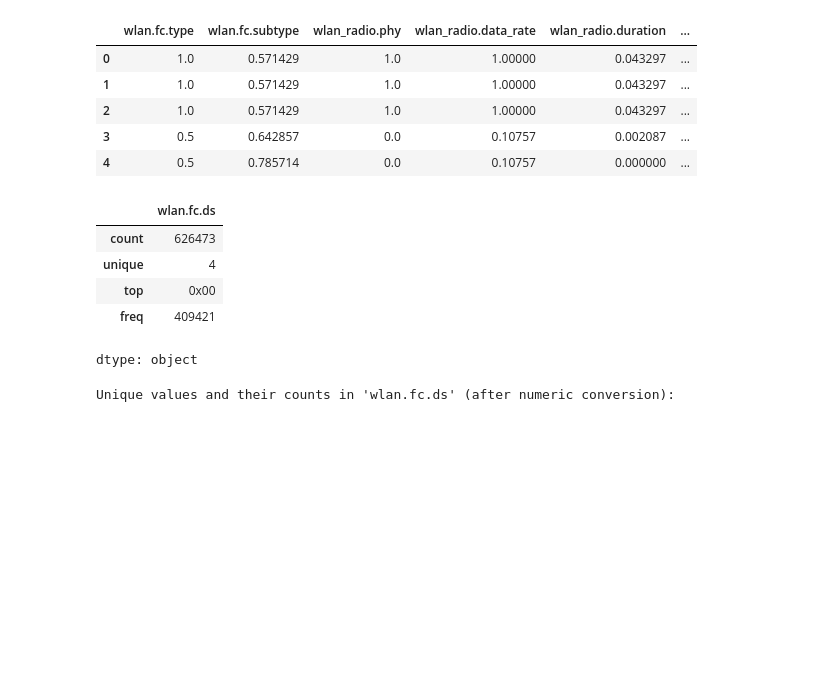
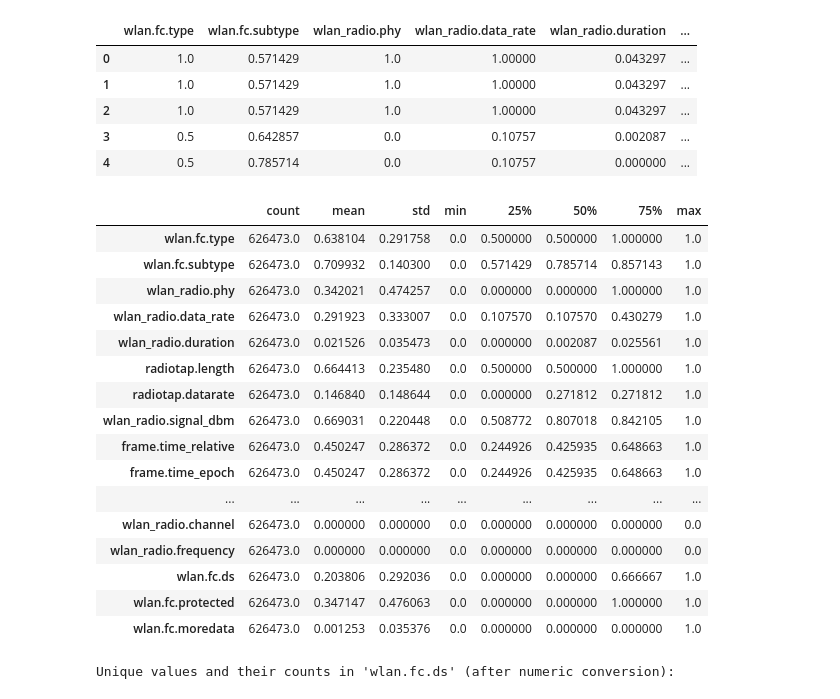
Before and after one commit to caroline-2204/AIWIDS_TEAM-21, a Jupyter notebook: ai-wids-complete/notebooks/Deauth.ipynb, the cells around one changed output. Cells and saved outputs as stored; diff of their text form; code cells hidden in the pictures; blank space fills up the shorter version.

```diff
--- a/ai-wids-complete/notebooks/Deauth.ipynb
+++ b/ai-wids-complete/notebooks/Deauth.ipynb
@@ -122,6 +122,7 @@ columns_to_scale = [
     # Flags and string data
     'wlan.fc.ds',
     'wlan.fc.protected',
+    'wlan.fc.moredata',
 ]
 
 # Initialize MinMaxScaler
@@ -139,7 +140,6 @@ df_scaled['wlan.fc.ds'] = df_scaled['wlan.fc.ds'].apply(int, base=16)
 df_scaled.replace({True: 1, False:0})
 
 
-
 # End converting region
 
 # Apply min-max scaling to the selected columns
@@ -162,14 +162,26 @@ display(df_scaled.head())
 | 3 | 0.5 | 0.642857 | 0.0 | 0.10757 | 0.002087 | ... |
 | 4 | 0.5 | 0.785714 | 0.0 | 0.10757 | 0.000000 | ... |
 # %%
-display(df['wlan.fc.ds'].describe())
+display(df_scaled.describe().T)
+# display(df_scaled['wlan.fc.protected'].describe())
 # %% [output]
-|  | wlan.fc.ds |
-| count | 626473 |
-| unique | 4 |
-| top | 0x00 |
-| freq | 409421 |
+|  | count | mean | std | min | 25% | 50% | 75% | max |
+| wlan.fc.type | 626473.0 | 0.638104 | 0.291758 | 0.0 | 0.500000 | 0.500000 | 1.000000 | 1.0 |
+| wlan.fc.subtype | 626473.0 | 0.709932 | 0.140300 | 0.0 | 0.571429 | 0.785714 | 0.857143 | 1.0 |
+| wlan_radio.phy | 626473.0 | 0.342021 | 0.474257 | 0.0 | 0.000000 | 0.000000 | 1.000000 | 1.0 |
+| wlan_radio.data_rate | 626473.0 | 0.291923 | 0.333007 | 0.0 | 0.107570 | 0.107570 | 0.430279 | 1.0 |
+| wlan_radio.duration | 626473.0 | 0.021526 | 0.035473 | 0.0 | 0.000000 | 0.002087 | 0.025561 | 1.0 |
+| radiotap.length | 626473.0 | 0.664413 | 0.235480 | 0.0 | 0.500000 | 0.500000 | 1.000000 | 1.0 |
+| radiotap.datarate | 626473.0 | 0.146840 | 0.148644 | 0.0 | 0.000000 | 0.271812 | 0.271812 | 1.0 |
+| wlan_radio.signal_dbm | 626473.0 | 0.669031 | 0.220448 | 0.0 | 0.508772 | 0.807018 | 0.842105 | 1.0 |
+| frame.time_relative | 626473.0 | 0.450247 | 0.286372 | 0.0 | 0.244926 | 0.425935 | 0.648663 | 1.0 |
+| frame.time_epoch | 626473.0 | 0.450247 | 0.286372 | 0.0 | 0.244926 | 0.425935 | 0.648663 | 1.0 |
+| ... | ... | ... | ... | ... | ... | ... | ... | ... |
+| wlan_radio.channel | 626473.0 | 0.000000 | 0.000000 | 0.0 | 0.000000 | 0.000000 | 0.000000 | 0.0 |
+| wlan_radio.frequency | 626473.0 | 0.000000 | 0.000000 | 0.0 | 0.000000 | 0.000000 | 0.000000 | 0.0 |
+| wlan.fc.ds | 626473.0 | 0.203806 | 0.292036 | 0.0 | 0.000000 | 0.000000 | 0.666667 | 1.0 |
+| wlan.fc.protected | 626473.0 | 0.347147 | 0.476063 | 0.0 | 0.000000 | 0.000000 | 1.000000 | 1.0 |
+| wlan.fc.moredata | 626473.0 | 0.001253 | 0.035376 | 0.0 | 0.000000 | 0.000000 | 0.000000 | 1.0 |
-dtype: object
 # %%
 print("Unique values and their counts in 'wlan.fc.ds' (after numeric conversion):")
 display(df['wlan.fc.protected'].describe())
```
Also changed, not shown: parts of 1 cell of this notebook.
